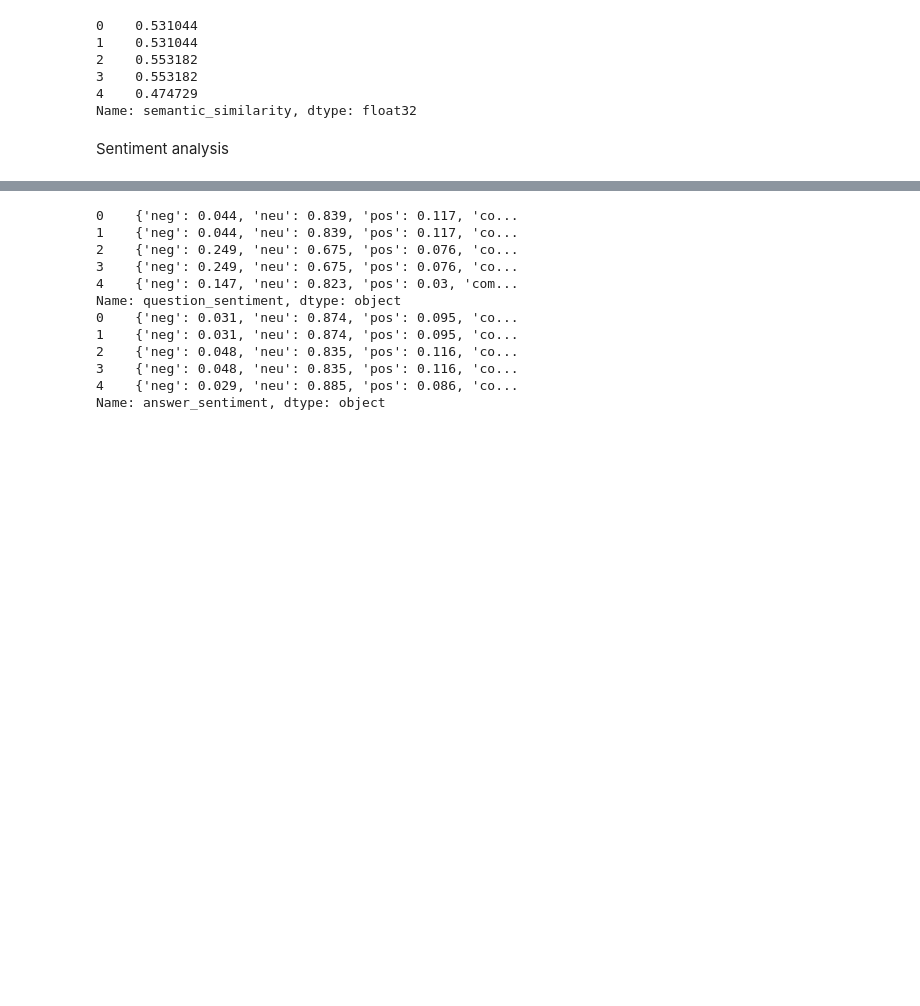
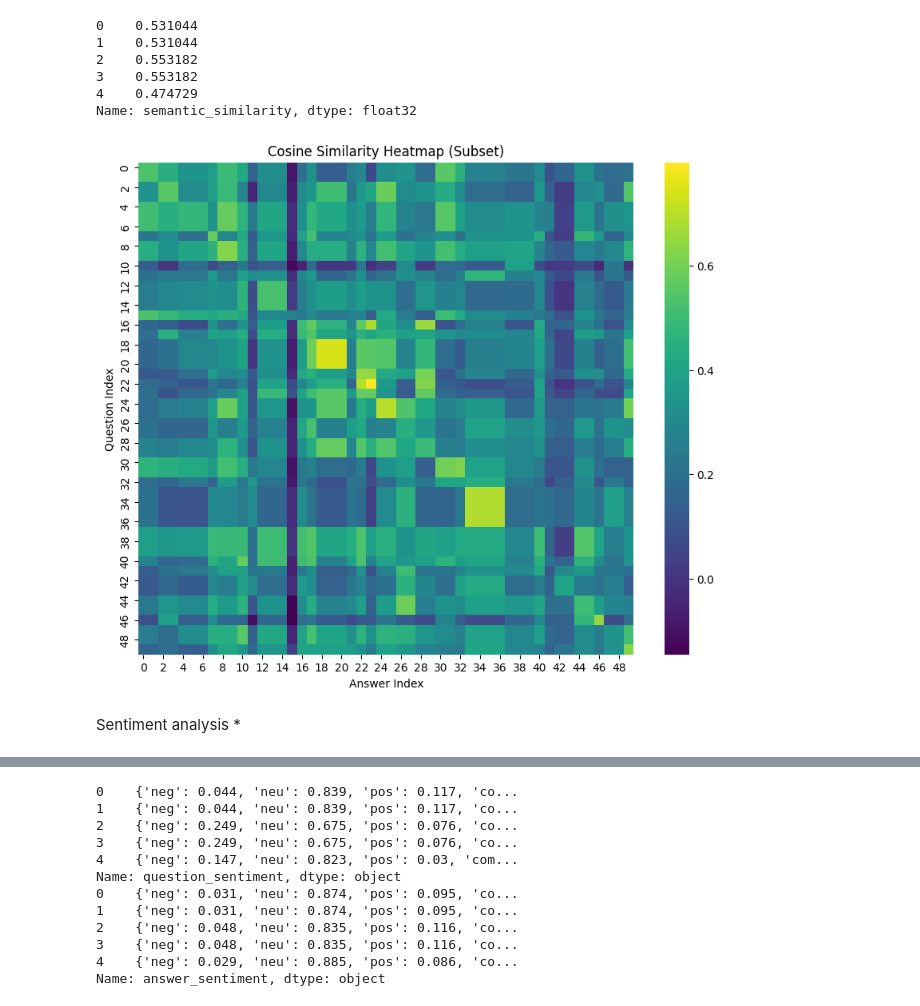
Before and after one commit to henriquegalva0/clarify-data-augmentation, a Jupyter notebook: dataset_mapping.ipynb, the cells around one changed output, grey strips where cells are left out. Cells and saved outputs as stored; diff of their text form; code cells hidden in the pictures; blank space fills up the shorter version.

```diff
--- a/dataset_mapping.ipynb
+++ b/dataset_mapping.ipynb
@@ -113,8 +115,32 @@ print(full_dataset['semantic_similarity'].head())
 3    0.553182
 4    0.474729
 Name: semantic_similarity, dtype: float32
+# %%
+import numpy as np
+import seaborn as sns
+import matplotlib.pyplot as plt
+from sklearn.metrics.pairwise import cosine_similarity
+
+subset_df = full_dataset.head(50).copy()
+
+subset_questions = subset_df['interview_question'].astype(str).tolist()
+subset_answers = subset_df['interview_answer'].astype(str).tolist()
+
+subset_q_embeddings = model.encode(subset_questions, show_progress_bar=True, convert_to_numpy=True)
+subset_a_embeddings = model.encode(subset_answers, show_progress_bar=True, convert_to_numpy=True)
+
+similarity_matrix = cosine_similarity(subset_q_embeddings, subset_a_embeddings)
+
+plt.figure(figsize=(10, 8))
+sns.heatmap(similarity_matrix, annot=False, cmap='viridis', fmt=".2f")
+plt.title('Cosine Similarity Heatmap (Subset)')
+plt.xlabel('Answer Index')
+plt.ylabel('Question Index')
+plt.show()
+# %% [output]
+[figure, added]
 # %% [markdown]
-Sentiment analysis
+Sentiment analysis *
 # %%
 sia = SentimentIntensityAnalyzer()
 def sentiment_analysis_question(dataset):
```
Also changed, not shown: parts of 14 cells of this notebook.
